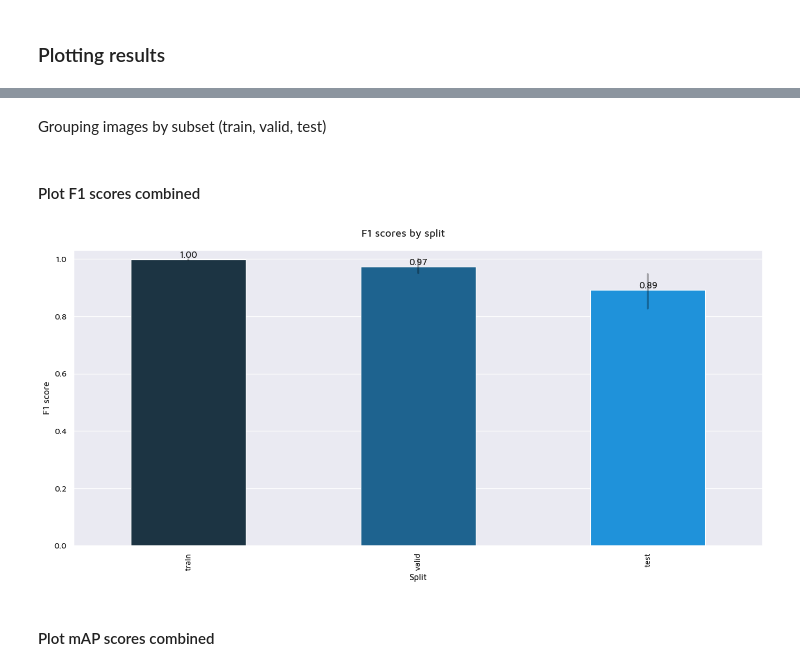
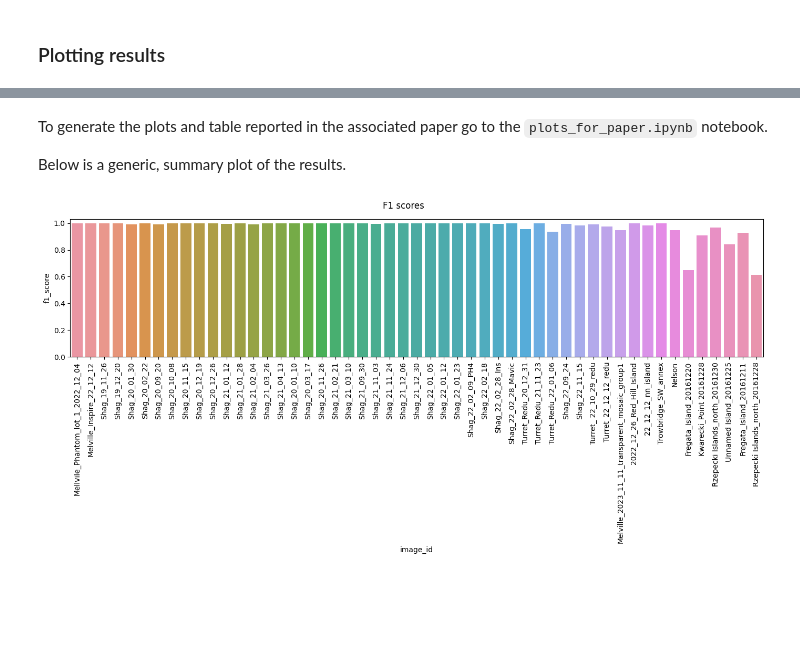
Before and after one commit to Appsilon/antarctic-shag-nests, a Jupyter notebook: end2end.ipynb, the cells around one changed output, grey strips where cells are left out. Drawn from its saved outputs; the diff is of its cells as text; code cells hidden in the pictures; blank space fills up the shorter version.

Commit message:
retraining + seperated plots for paper

```diff
--- a/end2end.ipynb
+++ b/end2end.ipynb
@@ -665,10 +735,0 @@ Setup Maven font and colors for graphs
-# %%
-from matplotlib.font_manager import fontManager, FontProperties
-
-path = 'utils/MavenPro-Medium.ttf'
-fontManager.addfont(path)
-
-prop = FontProperties(fname=path)
-sns.set(font=prop.get_name())
-# %% [markdown]
-Grouping images by subset (train, valid, test)
@@ -689,25 +736,23 @@ colors = {
-# %% [markdown]
-#### Plot F1 scores combined
+# %% [markdown]
+To generate the plots and table reported in the associated paper go to the `plots_for_paper.ipynb` notebook.
+
+Below is a generic, summary plot of the results.
 # %%
+all_metrics_df = pd.read_csv(settings.result_path / model_name / "all_metrics.csv")
+
 fig = plt.figure(figsize=(14, 7))
-fig.suptitle(f'F1 scores by split')
+fig.suptitle(f'F1 scores')
 plot = sns.barplot(
     data = all_metrics_df,
-    x = "split",
+    x = "image_id",
     y = "f1_score",
-    palette = [colors["train"], colors["valid"], colors["test"]],
-    errcolor = (0,0,0,0.3),
-    width = 0.5,
+    # width = 0.5,
 )
 plt.setp(plot.get_xticklabels(), rotation=90)
 plt.ylim(0, 1.03)
-plt.ylabel("F1 score")
-plt.xlabel("Split")
 plt.tight_layout()
 
-for container in plot.containers:
-    plot.bar_label(container, fmt="%.2f")
+# for container in plot.containers:
+    # plot.bar_label(container, fmt="%.2f")
 # %% [output]
-[figure, old version]
+[figure, new version]
-# %% [markdown]
-#### Plot mAP scores combined
```
Also changed, not shown: parts of 14 cells of this notebook, 13 other files.
